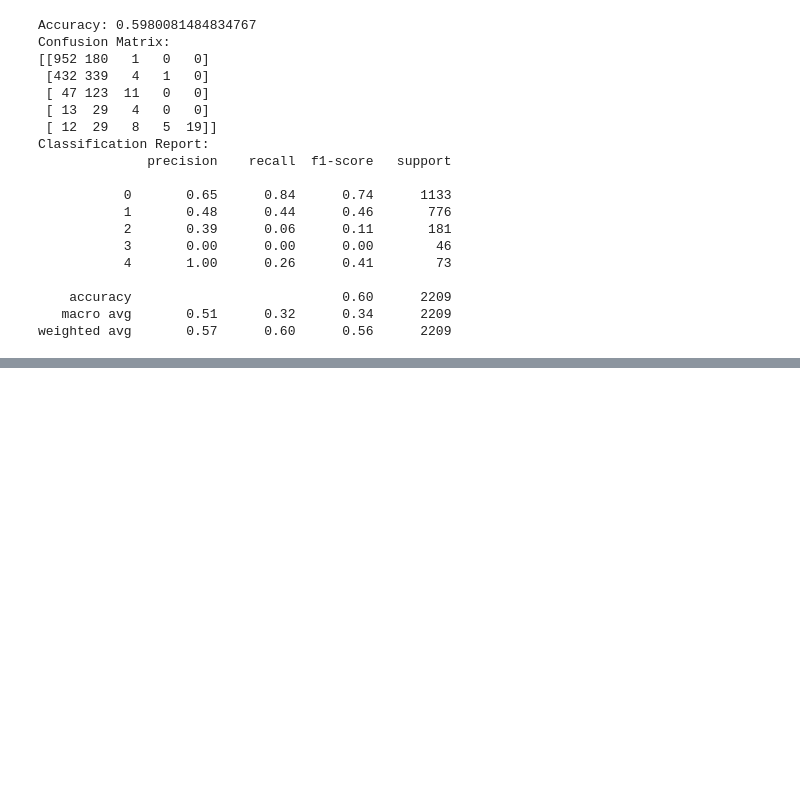
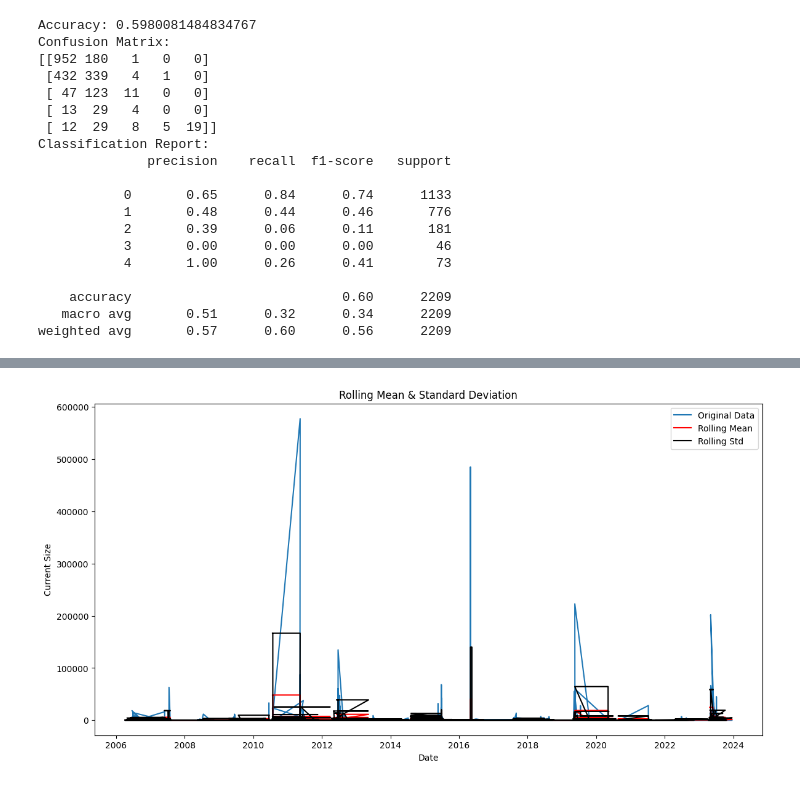
Before and after one commit to galsaidi/Data695, a Jupyter notebook: project.ipynb, the cells around one changed output, grey strips where cells are left out. Saved outputs shown, nothing was run; the diff lists cells and outputs as text; code cells hidden in the pictures; blank space fills up the shorter version.

```diff
--- a/project.ipynb
+++ b/project.ipynb
@@ -507,0 +583,16 @@ weighted avg       0.57      0.60      0.56      2209
+# %%
+# Plot a Rolling Mean and Standard Deviation
+rolling_mean = ts_data['current_size'].rolling(window=12).mean()
+rolling_std = ts_data['current_size'].rolling(window=12).std()
+
+plt.figure(figsize=(14, 7))
+plt.plot(ts_data.index, ts_data['current_size'], label='Original Data')
+plt.plot(rolling_mean, color='red', label='Rolling Mean')
+plt.plot(rolling_std, color='black', label='Rolling Std')
+plt.title('Rolling Mean & Standard Deviation')
+plt.xlabel('Date')
+plt.ylabel('Current Size')
+plt.legend()
+plt.show()
+# %% [output]
+[figure, added]
```
Also changed, not shown: parts of 12 cells of this notebook.
